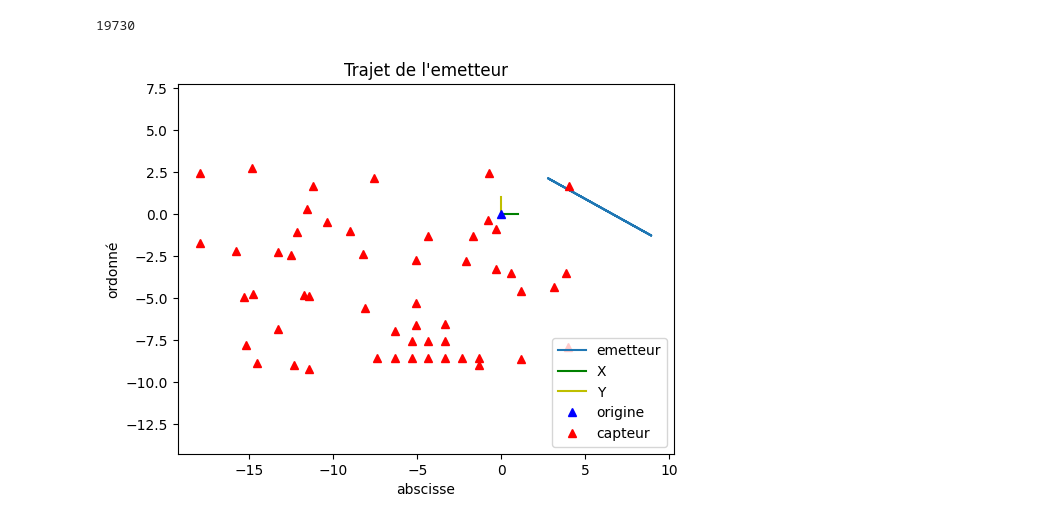
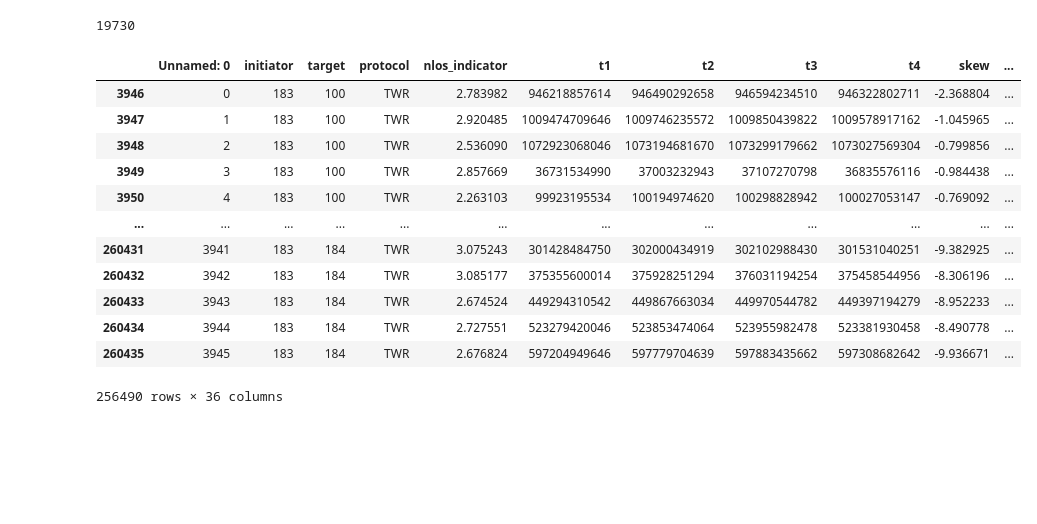
Before and after one commit to maylin007/PIP-G2, a Jupyter notebook: ibrahim_bougarroua_data_.ipynb, the cells around one changed output. Cells and saved outputs as stored; diff of their text form; code cells hidden in the pictures; blank space fills up the shorter version.

```diff
--- a/ibrahim_bougarroua_data_.ipynb
+++ b/ibrahim_bougarroua_data_.ipynb
@@ -197,10 +295,22 @@ len(csv_origin_position)
 csv_origin_position.to_csv("origin_position.csv")
 # %%
 csv_rotation.to_csv("rotation.csv")
-# %%
-plotTrajet(t3,rotationPosition(position,90),0)
-# %% [output]
-[figure, removed]
 # %%
 csv_complet=pd.concat([csv_origin_position,csv_rotation],ignore_index=True)
 csv_complet.to_csv("complet.csv")
+# %%
+data_complet[(data_complet['origin'] != 0) | (data_complet['rotation'] != 0)]
+# %% [output]
+|  | Unnamed: 0 | initiator | target | protocol | nlos_indicator | t1 | t2 | t3 | t4 | skew | ... |
+| 3946 | 0 | 183 | 100 | TWR | 2.783982 | 946218857614 | 946490292658 | 946594234510 | 946322802711 | -2.368804 | ... |
+| 3947 | 1 | 183 | 100 | TWR | 2.920485 | 1009474709646 | 1009746235572 | 1009850439822 | 1009578917162 | -1.045965 | ... |
+| 3948 | 2 | 183 | 100 | TWR | 2.536090 | 1072923068046 | 1073194681670 | 1073299179662 | 1073027569304 | -0.799856 | ... |
+| 3949 | 3 | 183 | 100 | TWR | 2.857669 | 36731534990 | 37003232943 | 37107270798 | 36835576116 | -0.984438 | ... |
+| 3950 | 4 | 183 | 100 | TWR | 2.263103 | 99923195534 | 100194974620 | 100298828942 | 100027053147 | -0.769092 | ... |
+| ... | ... | ... | ... | ... | ... | ... | ... | ... | ... | ... | ... |
+| 260431 | 3941 | 183 | 184 | TWR | 3.075243 | 301428484750 | 302000434919 | 302102988430 | 301531040251 | -9.382925 | ... |
+| 260432 | 3942 | 183 | 184 | TWR | 3.085177 | 375355600014 | 375928251294 | 376031194254 | 375458544956 | -8.306196 | ... |
+| 260433 | 3943 | 183 | 184 | TWR | 2.674524 | 449294310542 | 449867663034 | 449970544782 | 449397194279 | -8.952233 | ... |
+| 260434 | 3944 | 183 | 184 | TWR | 2.727551 | 523279420046 | 523853474064 | 523955982478 | 523381930458 | -8.490778 | ... |
+| 260435 | 3945 | 183 | 184 | TWR | 2.676824 | 597204949646 | 597779704639 | 597883435662 | 597308682642 | -9.936671 | ... |
+256490 rows × 36 columns
```
Also changed, not shown: parts of 32 cells of this notebook.
